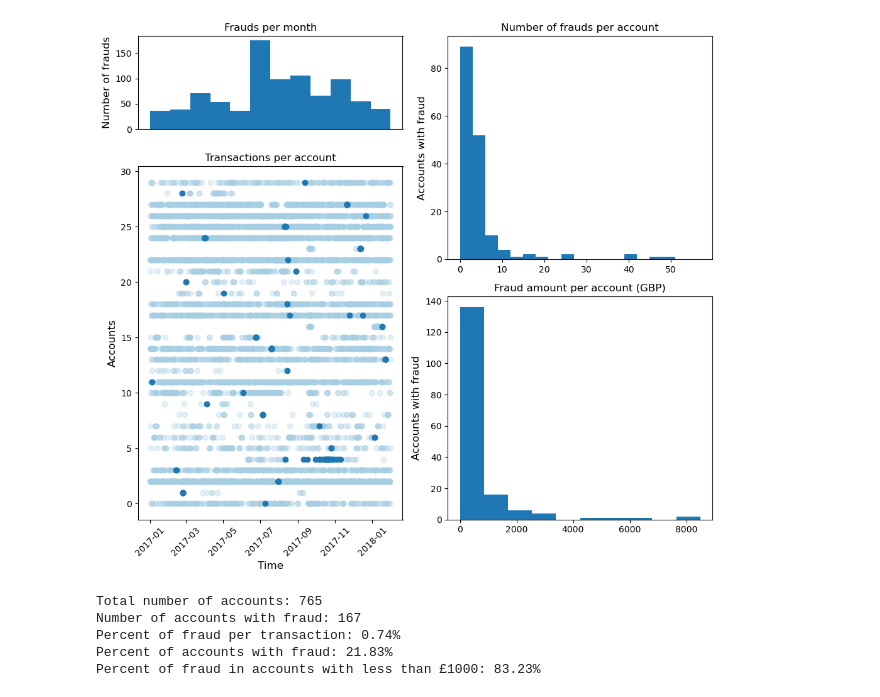
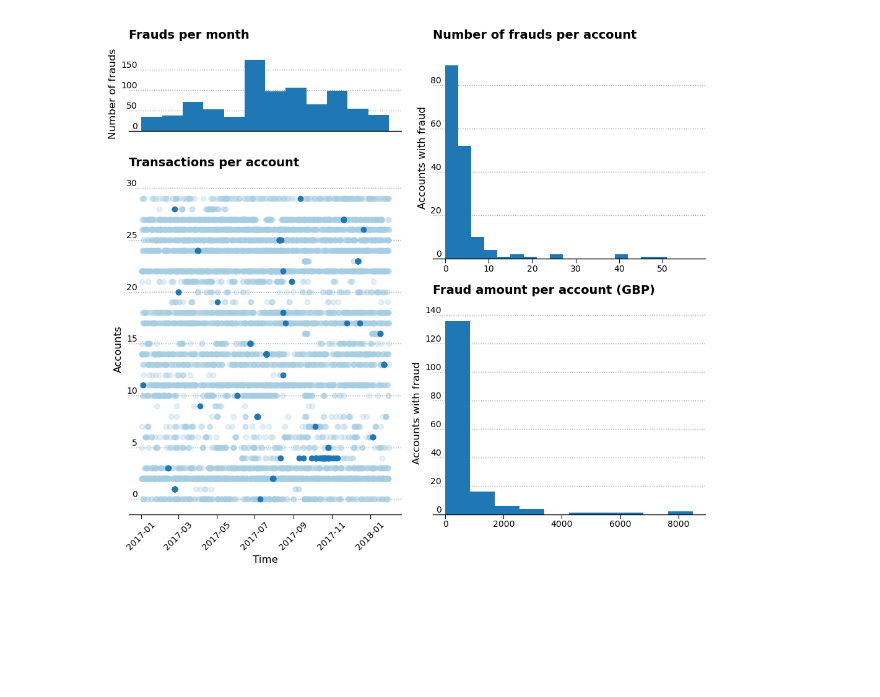
Before and after one commit to capac/credit-card-fraud-detection, a Jupyter notebook: eda.ipynb, the cells around one changed output. Saved outputs shown, nothing was run; the diff lists cells and outputs as text; code cells hidden in the pictures; blank space fills up the shorter version.

```diff
--- a/eda.ipynb
+++ b/eda.ipynb
@@ -9,11 +8,18 @@ from sklearn.preprocessing import LabelEncoder
 # %%
 home = Path.home()
 data_path = home / 'Programming/data/fraud-detection/data'
+work_dir = home / (
+    'Programming/Python/machine-learning-exercises/credit-card-fraud-detection'
+    )
 data_df = pd.read_csv(
     data_path / 'transactions_obf.csv', parse_dates=['transactionTime'],
     dtype={'availableCash': np.float64, 'transactionAmount': np.float64}
     )
 data_df.sort_values(by='transactionTime', inplace=True)
+# %%
+# matplotlib style file
+mplstyle_file = work_dir / 'barplot-style.mplstyle'
+plt.style.use(mplstyle_file)
 # %%
 data_df[['eventId', 'accountNumber', 'merchantId', 'mcc', 'merchantCountry', 'merchantZip', 'posEntryMode']] = data_df[['eventId', 'accountNumber', 'merchantId', 'mcc', 'merchantCountry', 'merchantZip', 'posEntryMode']].astype('string')
 # %%
@@ -22,10 +28,6 @@ labels_df.sort_values(by='reportedTime', inplace=True)
 data_df['fraudCase'] = data_df.eventId.isin(labels_df.eventId).astype(int)
 # %%
 mpl.rc('axes', labelsize=12)
-
-df = data_df.copy()
-y = data_df['fraudCase'].copy()
-df['transactionTime'] = pd.to_datetime(df['transactionTime'])
 
 fig, axes = plt.subplot_mosaic([['1.', '3.'],
                                ['2.', '3.'],
@@ -35,13 +37,13 @@ fig, axes = plt.subplot_mosaic([['1.', '3.'],
 
 # transactions per account
 plt.axes(axes['2.'])
-acc_with_frauds = sorted(df['accountNumber'].loc[y==1].unique().tolist())
+acc_with_frauds = sorted(data_df['accountNumber'].loc[data_df['fraudCase']==1].unique().tolist())
 cmap=plt.cm.Paired.colors
 
 for i in range(30):
     acc = acc_with_frauds[i]
-    fraud = y[df['accountNumber']==acc]
-    xx = df['transactionTime'].loc[df['accountNumber']==acc]
+    fraud = data_df['fraudCase'].loc[data_df['accountNumber']==acc]
+    xx = data_df['transactionTime'].loc[data_df['accountNumber']==acc]
     plt.scatter(xx, np.ones(len(xx))*i, marker='o', color=cmap[0], alpha=0.3)
     plt.scatter(xx[fraud==1], np.ones(len(xx[fraud==1]))*i, color=cmap[1])
 
@@ -49,43 +51,43 @@ plt.xticks(rotation=45)
 plt.xlabel('Time')
 plt.ylabel('Accounts')
 plt.title('Transactions per account')
-plt.tight_layout()
 
 
 # frauds per month
 plt.axes(axes['1.'])
-plt.hist(df['transactionTime'].loc[y==1], bins=12, color=cmap[1])
+plt.hist(data_df['transactionTime'].loc[data_df['fraudCase']==1], bins=12, color=cmap[1])
 plt.xticks([])
 plt.ylabel('Number of frauds')
 plt.title('Frauds per month')
-plt.tight_layout()
 
 
 # number of frauds per account
 label_encoder = LabelEncoder()
-df.accountNumber = label_encoder.fit_transform(df.accountNumber)
+data_df.accountNumber = label_encoder.fit_transform(data_df.accountNumber)
 
 num_fraud_per_account = []
-for acc in range(max(df['accountNumber'])):
-    num_fraud_per_account.append(sum(y[df['accountNumber']==acc]))
+for acc in range(max(data_df['accountNumber'])):
+    num_fraud_per_account.append(
+        np.sum(data_df['fraudCase'].loc[data_df['accountNumber']==acc])
+        )
 num_fraud_per_account = np.array([num_fraud_per_account])
 tm = num_fraud_per_account[np.where(num_fraud_per_account>0)]
 
 plt.axes(axes['3.'])
 plt.hist(tm, bins=np.arange(0, 60, 3), color=cmap[1])
 plt.title('Number of frauds per account')
 plt.ylabel('Accounts with fraud')
-plt.tight_layout()
 
 
 # fraud amount per account
-df_fraud = df.loc[y==1]
-fraud_amount_per_account = df_fraud.groupby('accountNumber')['transactionAmount'].sum()
+fraud_df = data_df[data_df.fraudCase == 1]
+fraud_amount_per_account = fraud_df.groupby('accountNumber')['transactionAmount'].sum()
 
 plt.axes(axes['4.'])
 plt.hist(fraud_amount_per_account, color=cmap[1])
 plt.title('Fraud amount per account (GBP)')
 plt.ylabel('Accounts with fraud')
+
 plt.tight_layout()
 # %% [output]
-[figure, old version]
+[figure, new version]
@@ -119,22 +93,0 @@ results_dict ={
-# %%
-print(f'''Total number of accounts: {
-    results_dict['total_num_accounts']}'''
-    )
-print(f'''Number of accounts with fraud: {
-    results_dict['num_accounts_with_fraud']}'''
-    )
-print(f'''Percent of fraud per transaction: {
-    results_dict['percent_fraud_per_transaction']}%'''
-    )
-print(f'''Percent of accounts with fraud: {
-    results_dict['percent_accounts_with_fraud']}%'''
-    )
-print(f'''Percent of fraud in accounts with less than £1000: {
-    results_dict['percent_frauds_less_than_1000GBP']}%'''
-    )
-# %% [output]
-Total number of accounts: 765
-Number of accounts with fraud: 167
-Percent of fraud per transaction: 0.74%
-Percent of accounts with fraud: 21.83%
-Percent of fraud in accounts with less than £1000: 83.23%
```
Also changed, not shown: parts of 13 cells of this notebook.
